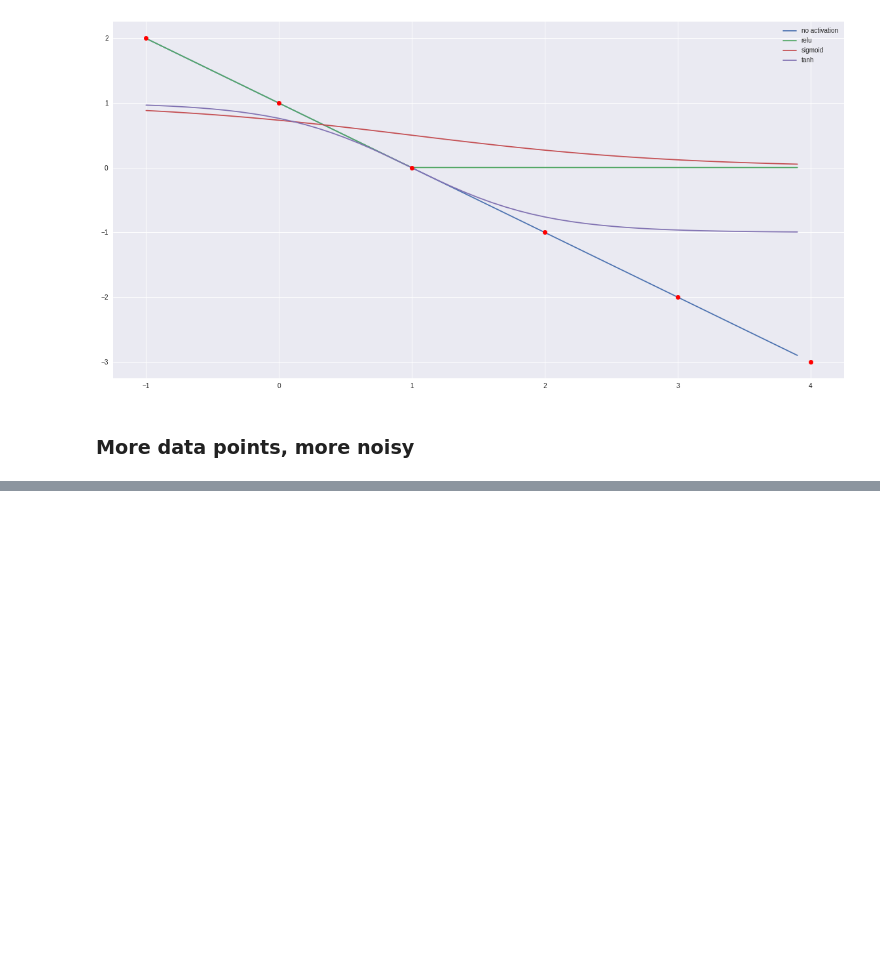
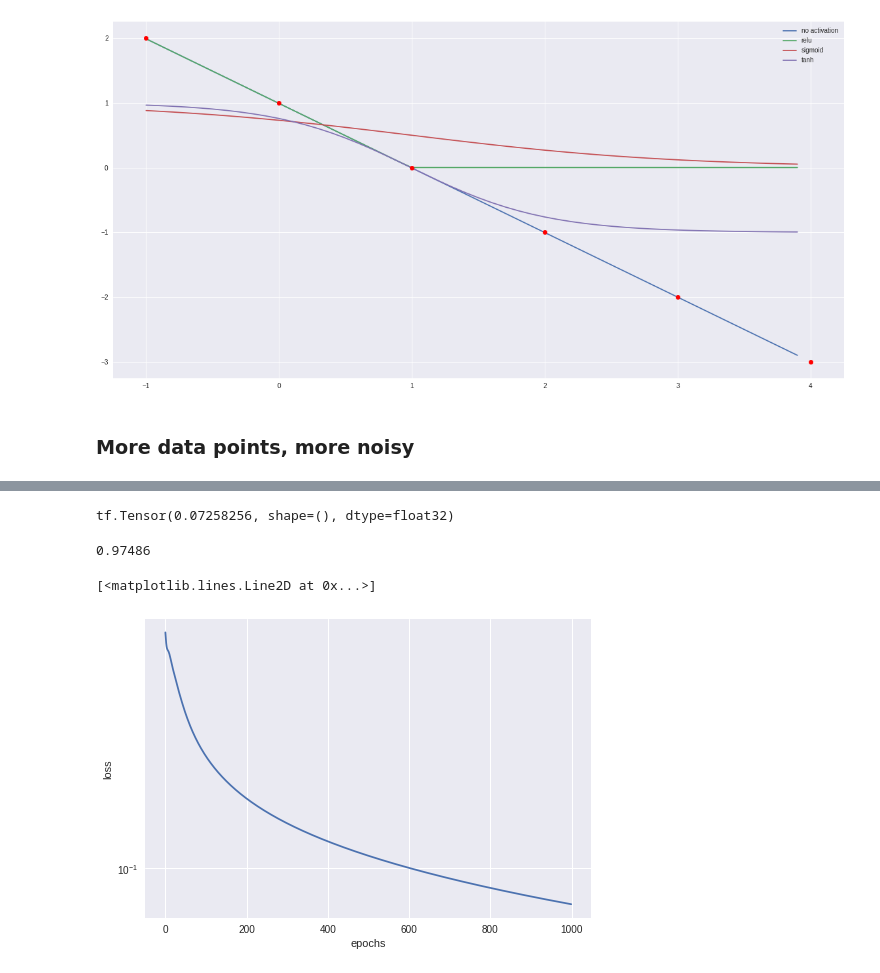
Before and after one commit to DJCordhose/deep-learning-crash-course-notebooks, a Jupyter notebook: tf-v2/tf-low-level.ipynb, the cells around one changed output, grey strips where cells are left out. Saved outputs shown, nothing was run; the diff lists cells and outputs as text; code cells hidden in the pictures; blank space fills up the shorter version.

```diff
--- a/tf-v2/tf-low-level.ipynb
+++ b/tf-v2/tf-low-level.ipynb
@@ -511,0 +547,54 @@ array([1, 1, 1, 1, 1, 1, 1, 0, 1, 1, 1, 0, 1, 1, 1, 1, 1, 1, 1, 1, 0, 1,
+# %%
+EPOCHS = 1000
+
+losses = []
+accuracies = []
+
+model = SigmoidLayer(input_dim=2)
+
+loss_fn = tf.losses.binary_crossentropy
+
+optimizer = tf.keras.optimizers.Adam(learning_rate=1e-1)
+
+# https://www.tensorflow.org/versions/r2.0/api_docs/python/tf/metrics/Accuracy
+m = tf.keras.metrics.Accuracy()
+
+for step in range(EPOCHS):
+  # Open a GradientTape.
+  with tf.GradientTape() as tape:
+
+    # Forward pass.
+    y_pred = model(x)
+
+    # Loss value for this batch.
+    loss = loss_fn(y_true=tf.squeeze(y_true), y_pred=tf.squeeze(y_pred))
+
+  y_pred_binary = (tf.squeeze(y_pred) > 0.5).numpy().astype(float)
+  m.update_state(tf.squeeze(y_true), y_pred_binary)
+  accuracy = m.result().numpy()
+
+  losses.append(loss)
+  accuracies.append(accuracy)
+
+  # Get gradients of weights wrt the loss.
+  gradients = tape.gradient(loss, model.trainable_weights)
+
+  # Update the weights of our linear layer.
+  optimizer.apply_gradients(zip(gradients, model.trainable_weights))
+# %%
+print(loss)
+# %% [output]
+tf.Tensor(0.07258256, shape=(), dtype=float32)
+# %%
+print(accuracy)
+# %% [output]
+0.97486
+# %%
+plt.yscale('log')
+plt.ylabel("loss")
+plt.xlabel("epochs")
+
+plt.plot(losses)
+# %% [output]
+[<matplotlib.lines.Line2D at 0x...>]
+[figure, added]
```
Also changed, not shown: parts of 22 cells of this notebook.
